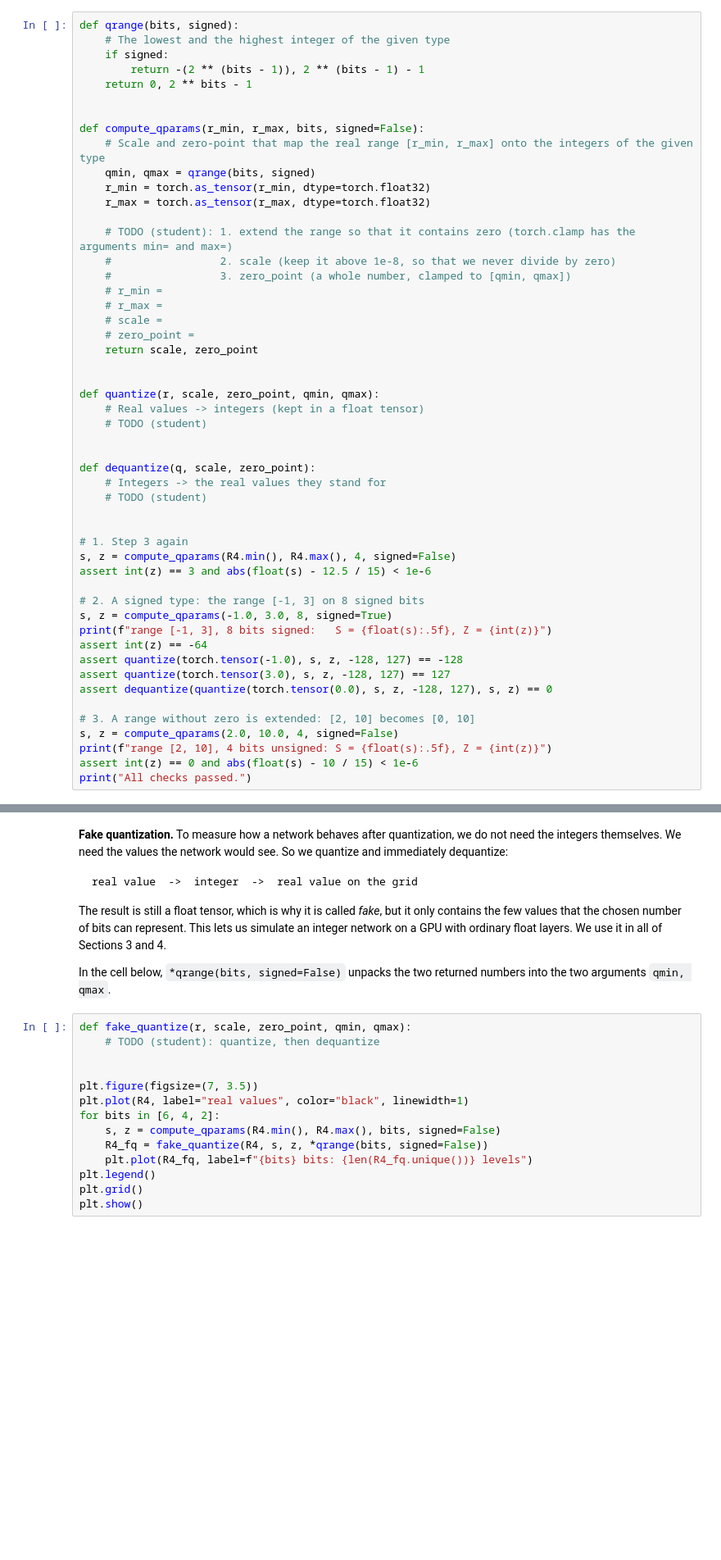
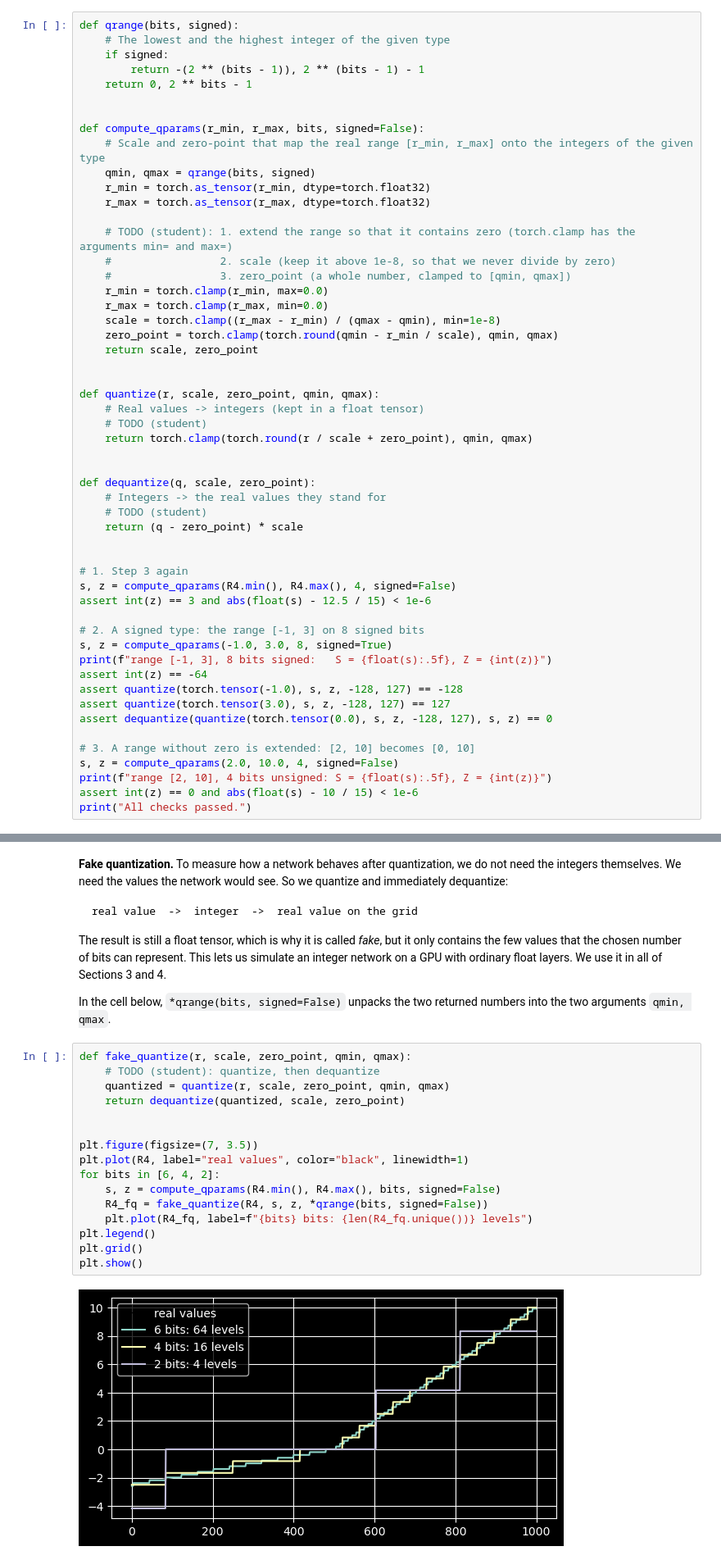
Before and after one commit to jjedra4/embedded_systems, a Jupyter notebook: lab02/lab2_todo.ipynb, the cells around one changed output, grey strips where cells are left out. Shown at 82% size. Saved outputs shown, nothing was run; the diff lists cells and outputs as text; blank space fills up the shorter version.

```diff
--- a/lab02/lab2_todo.ipynb
+++ b/lab02/lab2_todo.ipynb
@@ -528,21 +519,23 @@ def compute_qparams(r_min, r_max, bits, signed=False):
     # TODO (student): 1. extend the range so that it contains zero (torch.clamp has the arguments min= and max=)
     #                 2. scale (keep it above 1e-8, so that we never divide by zero)
     #                 3. zero_point (a whole number, clamped to [qmin, qmax])
-    # r_min =
-    # r_max =
-    # scale =
-    # zero_point =
+    r_min = torch.clamp(r_min, max=0.0)
+    r_max = torch.clamp(r_max, min=0.0)
+    scale = torch.clamp((r_max - r_min) / (qmax - qmin), min=1e-8)
+    zero_point = torch.clamp(torch.round(qmin - r_min / scale), qmin, qmax)
     return scale, zero_point
 
 
 def quantize(r, scale, zero_point, qmin, qmax):
     # Real values -> integers (kept in a float tensor)
     # TODO (student)
+    return torch.clamp(torch.round(r / scale + zero_point), qmin, qmax)
 
 
 def dequantize(q, scale, zero_point):
     # Integers -> the real values they stand for
     # TODO (student)
+    return (q - zero_point) * scale
 
 
 # 1. Step 3 again
@@ -575,17 +572,21 @@ In the cell below, `*qrange(bits, signed=False)` unpacks the two returned number
 # %%
 def fake_quantize(r, scale, zero_point, qmin, qmax):
     # TODO (student): quantize, then dequantize
+    quantized = quantize(r, scale, zero_point, qmin, qmax)
+    return dequantize(quantized, scale, zero_point)
 
 
 plt.figure(figsize=(7, 3.5))
 plt.plot(R4, label="real values", color="black", linewidth=1)
 for bits in [6, 4, 2]:
     s, z = compute_qparams(R4.min(), R4.max(), bits, signed=False)
     R4_fq = fake_quantize(R4, s, z, *qrange(bits, signed=False))
     plt.plot(R4_fq, label=f"{bits} bits: {len(R4_fq.unique())} levels")
 plt.legend()
 plt.grid()
 plt.show()
+# %% [output]
+[figure, added]
 # %% [markdown]
 ### 2.7 Rounding error against clipping error
 
```
Also changed, not shown: parts of 13 cells of this notebook.
